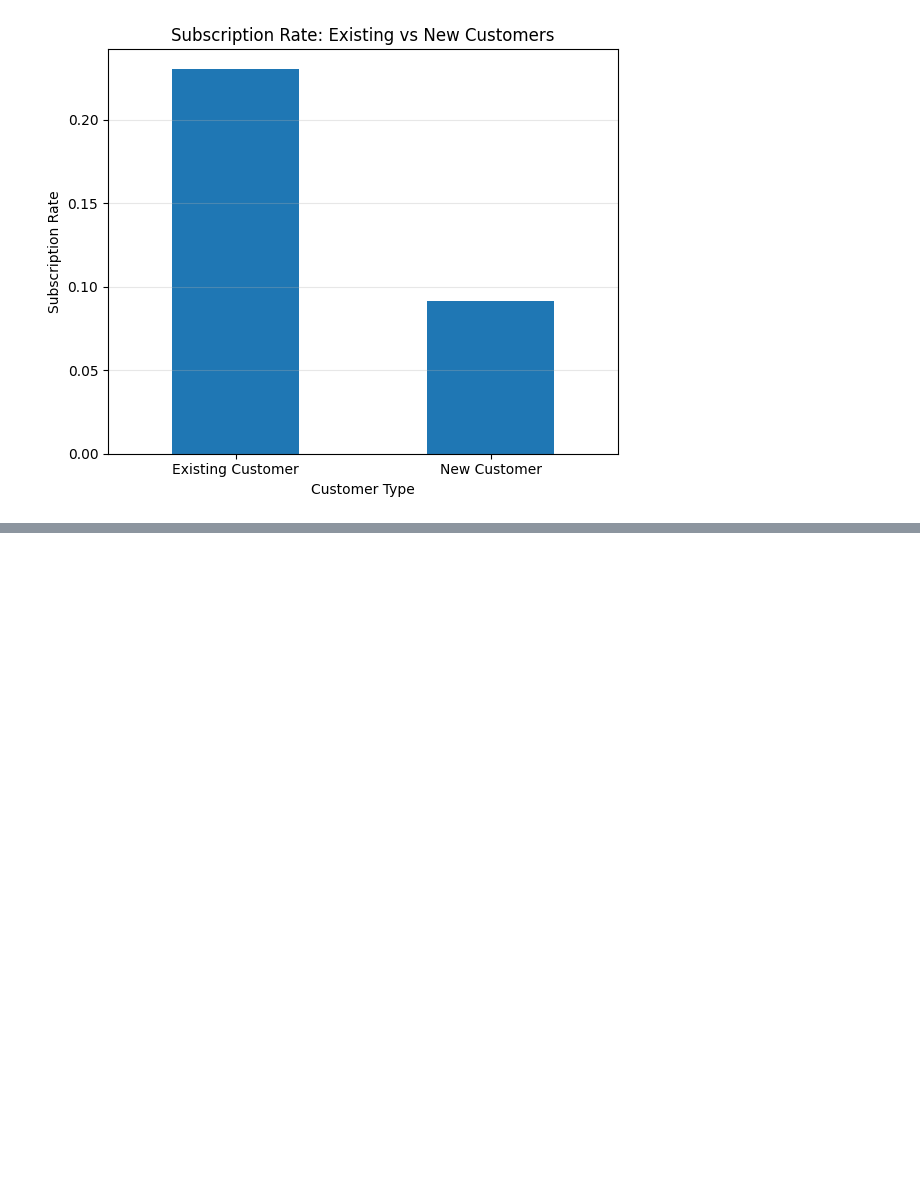
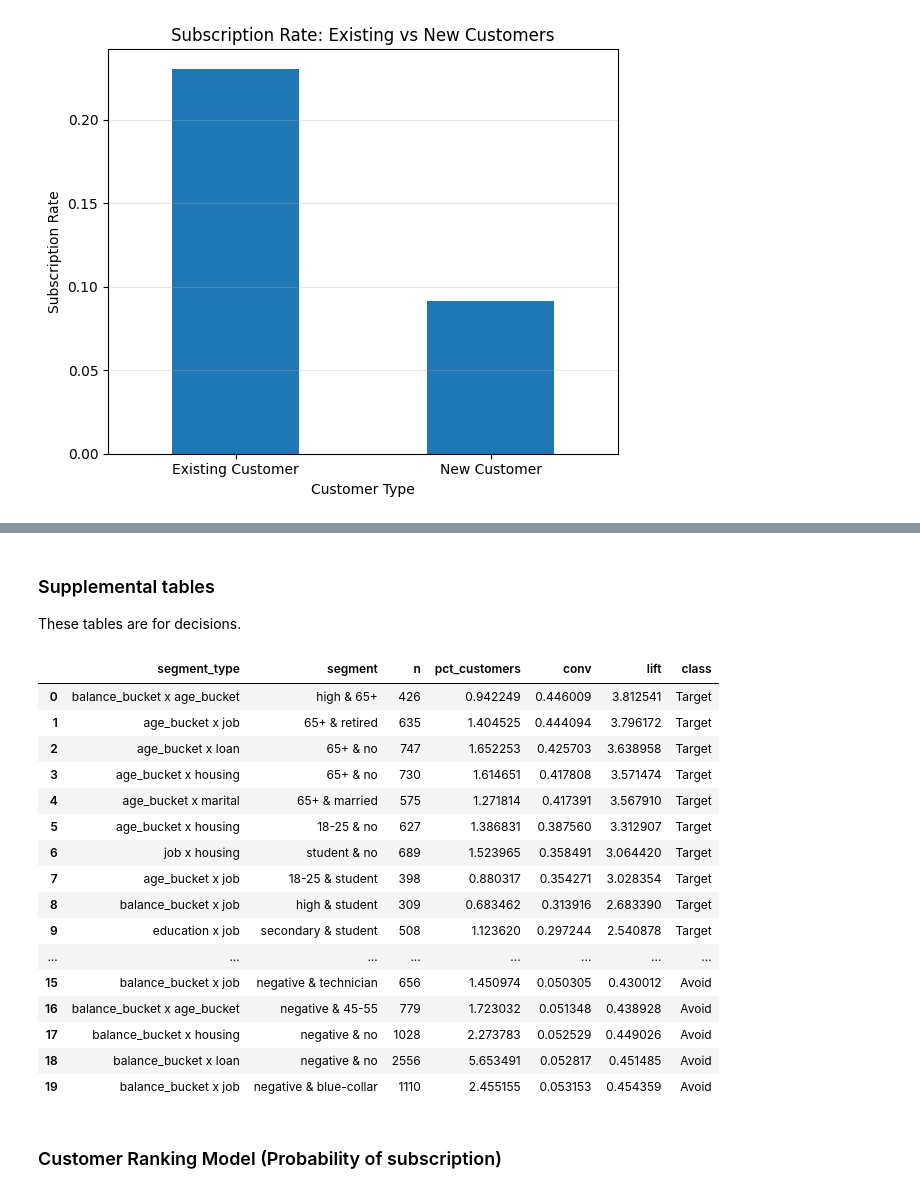
Before and after one commit to DzeDze/ds_team2_bank_marketing, a Jupyter notebook: notebooks/01_eda.ipynb, the cells around one changed output, grey strips where cells are left out. Saved outputs shown, nothing was run; the diff lists cells and outputs as text; code cells hidden in the pictures; blank space fills up the shorter version.

```diff
--- a/notebooks/01_eda.ipynb
+++ b/notebooks/01_eda.ipynb
@@ -2182,0 +2284,12 @@ Name: subscribed, dtype: float64
+# %%
+# Define list of variables
+profile_vars = [
+    'age_bucket',
+    'job',
+    'marital',
+    'education',
+    'default',
+    'housing',
+    'loan',
+    'balance_bucket'
+]
@@ -2182,0 +2418,17 @@ Name: subscribed, dtype: float64
+# %%
+# Decision tables: Target vs Avoid
+targets = (
+    two_way_results_clean[
+        (two_way_results_clean["lift"] >= TARGET_LIFT)
+    ]
+    .sort_values(["lift", "pct_customers"], ascending=[False, False])
+)
+
+avoids = (
+    two_way_results_clean[
+        (two_way_results_clean["lift"] <= AVOID_LIFT)
+    ]
+    .sort_values(["lift", "pct_customers"], ascending=[True, False])
+)
+
+targets.head(15), avoids.head(15)
@@ -2182,0 +2513,36 @@ Name: subscribed, dtype: float64
+# %% [markdown]
+### Supplemental tables
+
+These tables are for decisions.
+# %%
+# Supplemental decision table (top 10 targets + top 10 avoids)
+targets_display = targets.copy()
+targets_display["class"] = "Target"
+
+avoids_display = avoids.copy()
+avoids_display["class"] = "Avoid"
+
+decision_table = pd.concat([
+    targets_display.head(10),
+    avoids_display.head(10)
+], ignore_index=True)
+
+decision_table
+# %% [output]
+|  | segment_type | segment | n | pct_customers | conv | lift | class |
+| 0 | balance_bucket x age_bucket | high & 65+ | 426 | 0.942249 | 0.446009 | 3.812541 | Target |
+| 1 | age_bucket x job | 65+ & retired | 635 | 1.404525 | 0.444094 | 3.796172 | Target |
+| 2 | age_bucket x loan | 65+ & no | 747 | 1.652253 | 0.425703 | 3.638958 | Target |
+| 3 | age_bucket x housing | 65+ & no | 730 | 1.614651 | 0.417808 | 3.571474 | Target |
+| 4 | age_bucket x marital | 65+ & married | 575 | 1.271814 | 0.417391 | 3.567910 | Target |
+| 5 | age_bucket x housing | 18-25 & no | 627 | 1.386831 | 0.387560 | 3.312907 | Target |
+| 6 | job x housing | student & no | 689 | 1.523965 | 0.358491 | 3.064420 | Target |
+| 7 | age_bucket x job | 18-25 & student | 398 | 0.880317 | 0.354271 | 3.028354 | Target |
+| 8 | balance_bucket x job | high & student | 309 | 0.683462 | 0.313916 | 2.683390 | Target |
+| 9 | education x job | secondary & student | 508 | 1.123620 | 0.297244 | 2.540878 | Target |
+| ... | ... | ... | ... | ... | ... | ... | ... |
+| 15 | balance_bucket x job | negative & technician | 656 | 1.450974 | 0.050305 | 0.430012 | Avoid |
+| 16 | balance_bucket x age_bucket | negative & 45-55 | 779 | 1.723032 | 0.051348 | 0.438928 | Avoid |
+| 17 | balance_bucket x housing | negative & no | 1028 | 2.273783 | 0.052529 | 0.449026 | Avoid |
+| 18 | balance_bucket x loan | negative & no | 2556 | 5.653491 | 0.052817 | 0.451485 | Avoid |
+| 19 | balance_bucket x job | negative & blue-collar | 1110 | 2.455155 | 0.053153 | 0.454359 | Avoid |
@@ -2182,0 +2666,2 @@ Name: subscribed, dtype: float64
+# %% [markdown]
+### Customer Ranking Model (Probability of subscription)
```
Also changed, not shown: parts of 37 cells of this notebook.
